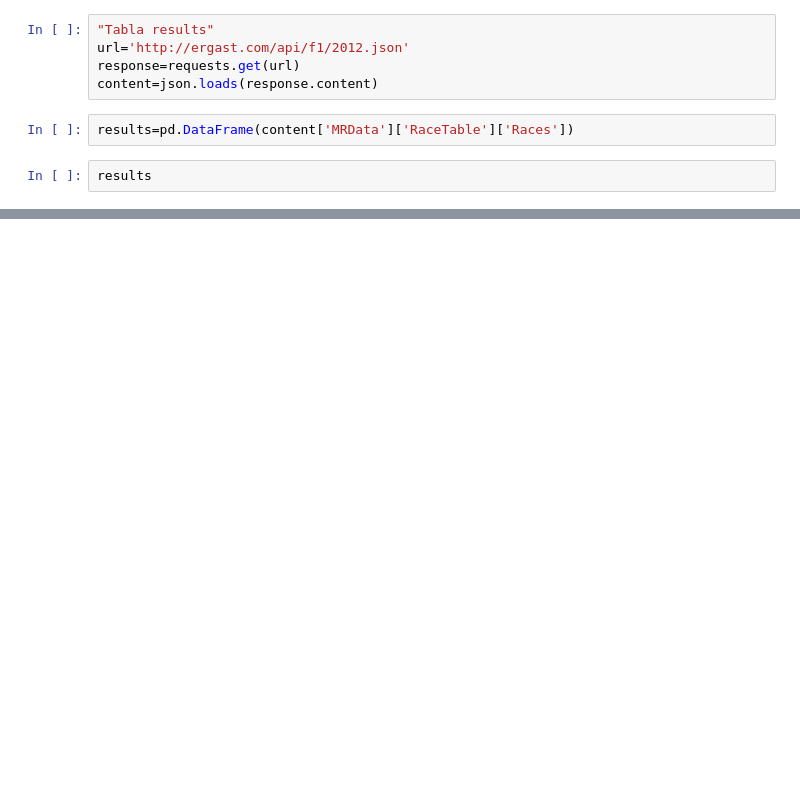
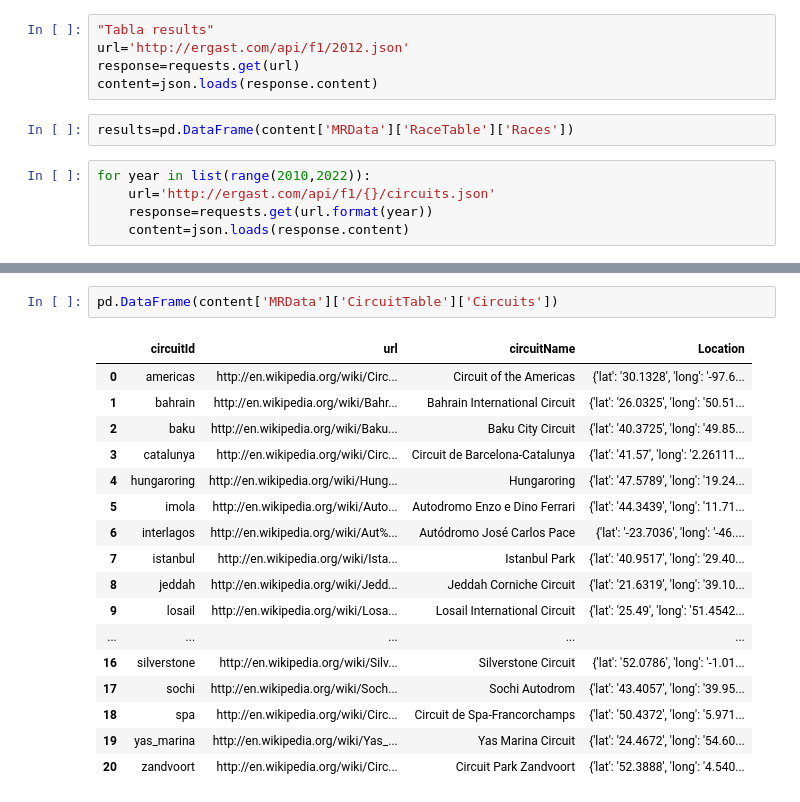
Before and after one commit to MrAldo007/formula-1-data, a Jupyter notebook: f1-análisis.ipynb, the cells around one changed output, grey strips where cells are left out. Cells and saved outputs as stored; diff of their text form; blank space fills up the shorter version.

```diff
--- a/f1-análisis.ipynb
+++ b/f1-análisis.ipynb
@@ -329,4 +368,7 @@ content=json.loads(response.content)
 # %%
 results=pd.DataFrame(content['MRData']['RaceTable']['Races'])
 # %%
-results
+for year in list(range(2010,2022)):
+    url='http://ergast.com/api/f1/{}/circuits.json'
+    response=requests.get(url.format(year))
+    content=json.loads(response.content)
@@ -350,0 +375,20 @@ results
+# %%
+pd.DataFrame(content['MRData']['CircuitTable']['Circuits'])
+# %% [output]
+|  | circuitId | url | circuitName | Location |
+| 0 | americas | http://en.wikipedia.org/wiki/Circ... | Circuit of the Americas | {'lat': '30.1328', 'long': '-97.6... |
+| 1 | bahrain | http://en.wikipedia.org/wiki/Bahr... | Bahrain International Circuit | {'lat': '26.0325', 'long': '50.51... |
+| 2 | baku | http://en.wikipedia.org/wiki/Baku... | Baku City Circuit | {'lat': '40.3725', 'long': '49.85... |
+| 3 | catalunya | http://en.wikipedia.org/wiki/Circ... | Circuit de Barcelona-Catalunya | {'lat': '41.57', 'long': '2.26111... |
+| 4 | hungaroring | http://en.wikipedia.org/wiki/Hung... | Hungaroring | {'lat': '47.5789', 'long': '19.24... |
+| 5 | imola | http://en.wikipedia.org/wiki/Auto... | Autodromo Enzo e Dino Ferrari | {'lat': '44.3439', 'long': '11.71... |
+| 6 | interlagos | http://en.wikipedia.org/wiki/Aut%... | Autódromo José Carlos Pace | {'lat': '-23.7036', 'long': '-46.... |
+| 7 | istanbul | http://en.wikipedia.org/wiki/Ista... | Istanbul Park | {'lat': '40.9517', 'long': '29.40... |
+| 8 | jeddah | http://en.wikipedia.org/wiki/Jedd... | Jeddah Corniche Circuit | {'lat': '21.6319', 'long': '39.10... |
+| 9 | losail | http://en.wikipedia.org/wiki/Losa... | Losail International Circuit | {'lat': '25.49', 'long': '51.4542... |
+| ... | ... | ... | ... | ... |
+| 16 | silverstone | http://en.wikipedia.org/wiki/Silv... | Silverstone Circuit | {'lat': '52.0786', 'long': '-1.01... |
+| 17 | sochi | http://en.wikipedia.org/wiki/Soch... | Sochi Autodrom | {'lat': '43.4057', 'long': '39.95... |
+| 18 | spa | http://en.wikipedia.org/wiki/Circ... | Circuit de Spa-Francorchamps | {'lat': '50.4372', 'long': '5.971... |
+| 19 | yas_marina | http://en.wikipedia.org/wiki/Yas_... | Yas Marina Circuit | {'lat': '24.4672', 'long': '54.60... |
+| 20 | zandvoort | http://en.wikipedia.org/wiki/Circ... | Circuit Park Zandvoort | {'lat': '52.3888', 'long': '4.540... |
```
Also changed, not shown: parts of 34 cells of this notebook.
